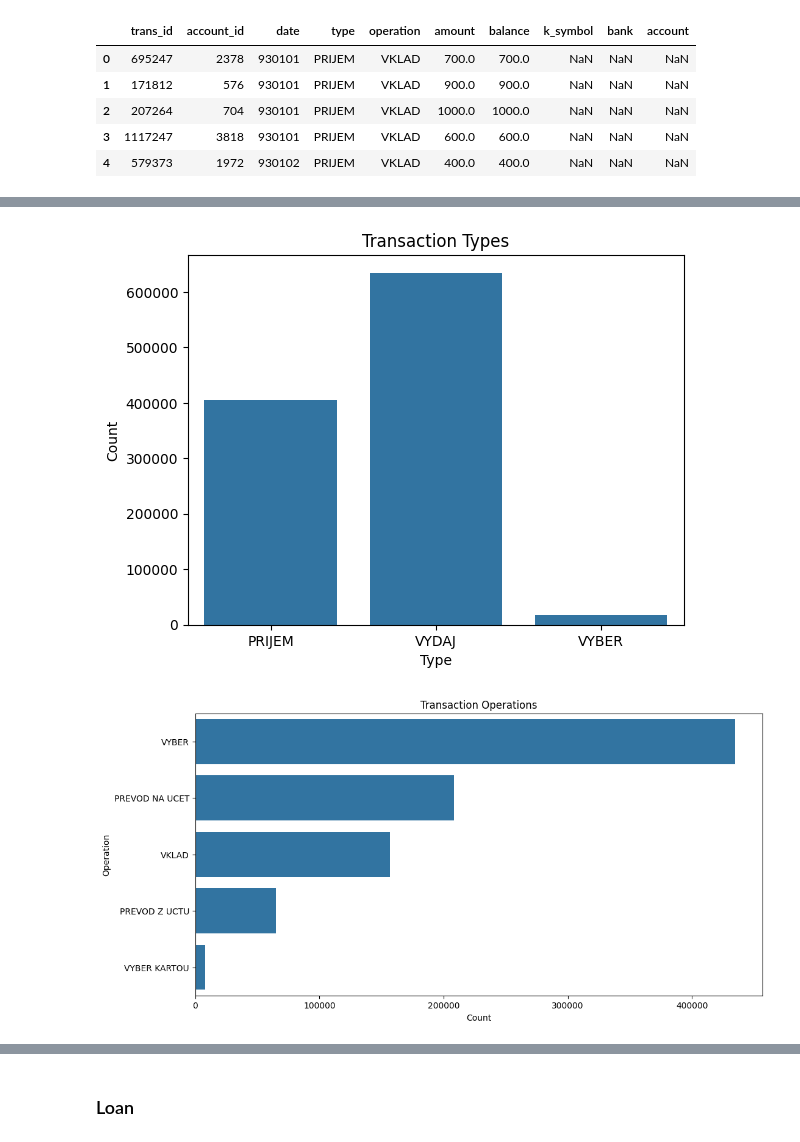
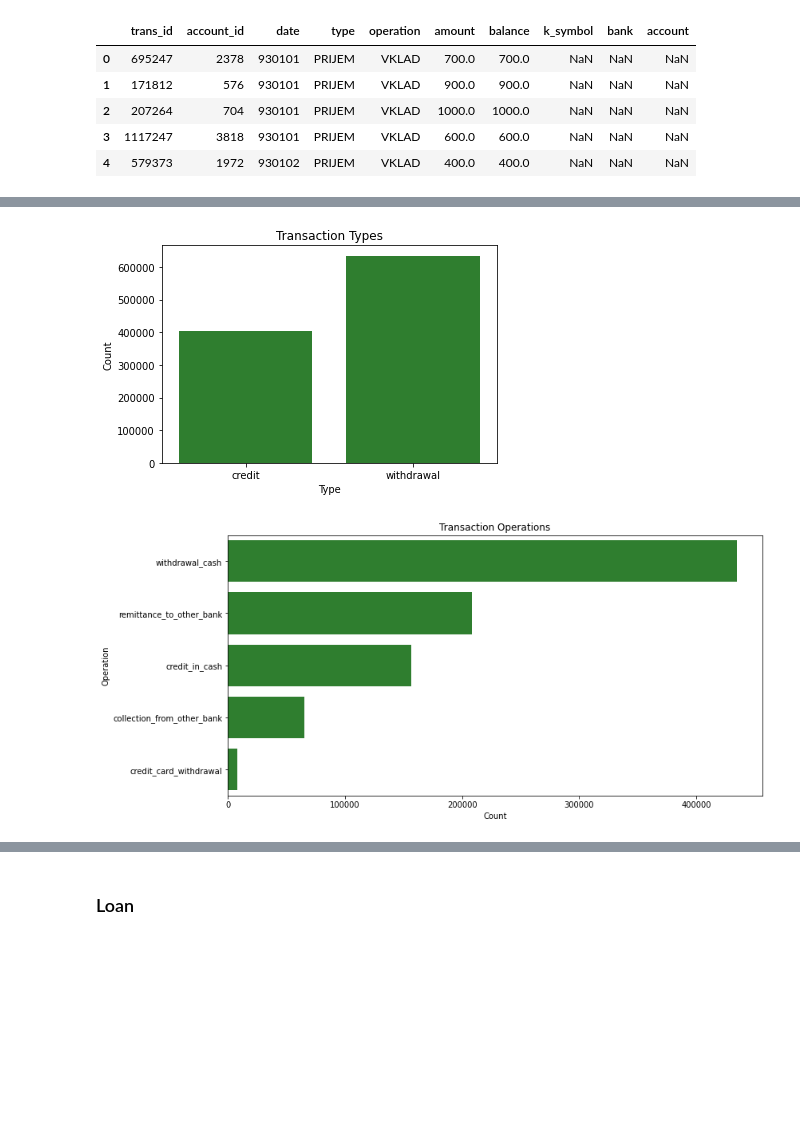
Before and after one commit to NikodemWojtczak/FHNW_AML, a Jupyter notebook: Niko_notebook.ipynb, the cells around one changed output, grey strips where cells are left out. Cells and saved outputs as stored; diff of their text form; code cells hidden in the pictures; blank space fills up the shorter version.

```diff
--- a/Niko_notebook.ipynb
+++ b/Niko_notebook.ipynb
@@ -295,19 +676,59 @@ Name: count, dtype: int64
+# %%
+# Renaming column operation into English
+translations = {
+    "VYBER KARTOU": "credit_card_withdrawal",
+    "VKLAD": "credit_in_cash",
+    "PREVOD Z UCTU": "collection_from_other_bank",
+    "VYBER": "withdrawal_cash",
+    "PREVOD NA UCET": "remittance_to_other_bank"
+}
+
+trans['operation'] = trans['operation'].map(translations)
+#print(trans.head())
+# %%
+# Renaming column type into English
+translations = {
+    "PRIJEM": "credit",
+    "VYDAJ": "withdrawal"
+}
+
+trans['type'] = trans['type'].map(translations)
+#print(trans.head())
+# %%
+# Renaming column k-symbol into English. Service is defined as hairdresser or other services. Sanction interest is only if the balance is negative.
+translations = {
+    "POJISTNE": "insurrance_payment",
+    "SLUZBY": "service",
+    "UROK":"interest_credited",
+    "SANKC. UROK": "sanction_interest",
+    "SIPO": "household",
+    "DUCHOD": "pension",
+    "UVER": "loan_payment"
+}
+
+trans['k_symbol'] = trans['k_symbol'].map(translations)
+#print(trans.head)
+# %%
+# Renaming k-symbol into transaction_type
+trans = trans.rename(columns={'k_symbol': 'transaction_type'})
 # %%
-sns.countplot(data=trans, x='type')
+# Visualising the transaction types
+sns.countplot(data=trans, x='type', color = 'forestgreen')
 plt.title('Transaction Types')
 plt.xlabel('Type')
 plt.ylabel('Count')
 plt.show()
 # %% [output]
-[figure, old version]
+[figure, new version]
 # %%
+# Visualising the transaction operations
 trans['operation'].value_counts()
 
 plt.figure(figsize=(12,6))
-sns.countplot(data=trans, y='operation', order=trans['operation'].value_counts().index)
+sns.countplot(data=trans, y='operation', order=trans['operation'].value_counts().index, color = 'forestgreen')
 plt.title('Transaction Operations')
 plt.xlabel('Count')
 plt.ylabel('Operation')
 plt.show()
 # %% [output]
-[figure, old version]
+[figure, new version]
```
Also changed, not shown: parts of 97 cells of this notebook.
